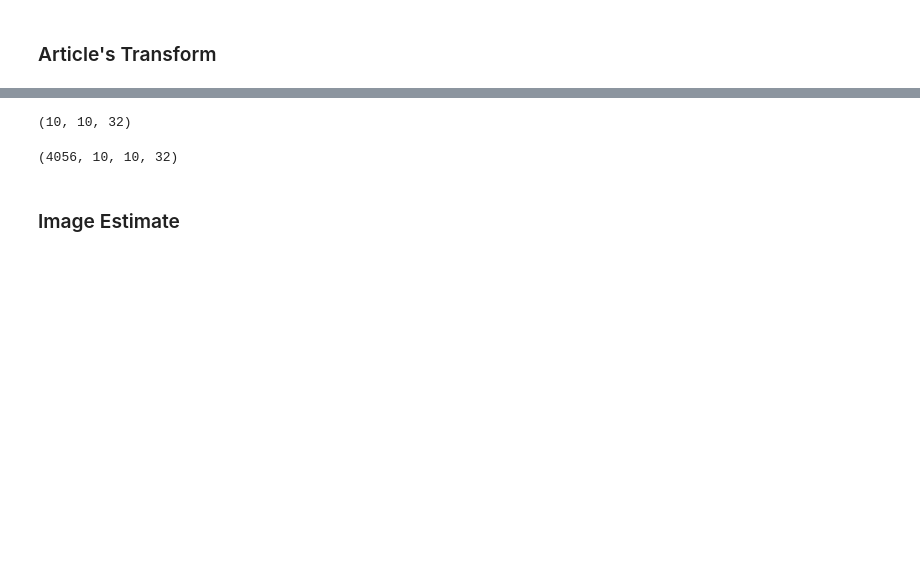
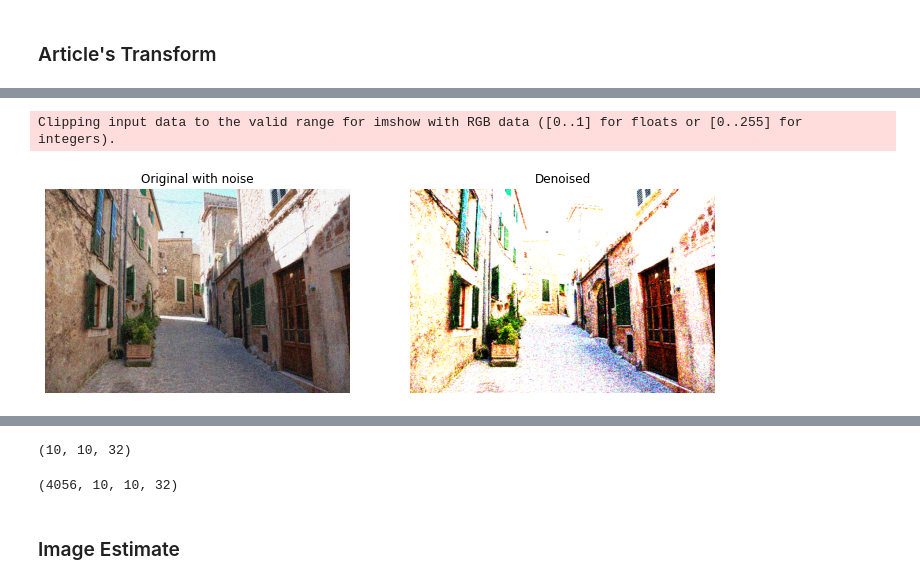
Before and after one commit to fdlci/Imagerie-projet, a Jupyter notebook: project.ipynb, the cells around one changed output, grey strips where cells are left out. Drawn from its saved outputs; the diff is of its cells as text; code cells hidden in the pictures; blank space fills up the shorter version.

```diff
--- a/project.ipynb
+++ b/project.ipynb
@@ -163,2 +186,8 @@ plt.imshow(y-red_noise)
 # %% [markdown]
 ### Article's Transform
+# %%
+noisy_img = plt.imread('FFDNET IPOL/noisy.png')
+red_noise_img = noisy_img[:,:,0]
+green_noise_img = noisy_img[:,:,1]
+blue_noise_img = noisy_img[:,:,2]
+plt.imshow(red_noise_img)
@@ -165,3 +197,39 @@ plt.imshow(y-red_noise)
 # %%
 def Gamma(q, tau):
     return q**3/(q**2+tau**2)
+# %%
+tau = 10
+
+a_red, b_red = pywt.dwt(red_noise_img, 'haar')
+a_thres_red, b_thres_red = Gamma(a_red,tau), Gamma(b_red,tau)
+red_no_noise = pywt.idwt(a_thres_red, b_thres_red, 'haar')
+
+a_green, b_green = pywt.dwt(green_noise_img, 'haar')
+a_thres_green, b_thres_green = Gamma(a_green,tau), Gamma(b_green,tau)
+green_no_noise = pywt.idwt(a_thres_green, b_thres_green, 'haar')
+
+a_blue, b_blue = pywt.dwt(blue_noise_img, 'haar')
+a_thres_blue, b_thres_blue = Gamma(a_blue,tau), Gamma(b_blue,tau)
+blue_no_noise = pywt.idwt(a_thres_blue, b_thres_blue, 'haar')
+
+reconstruction = np.zeros((red_no_noise.shape[0], red_no_noise.shape[1], 3))
+reconstruction[:,:,0] = red_no_noise
+reconstruction[:,:,1] = green_no_noise
+reconstruction[:,:,2] = blue_no_noise
+
+plt.figure(figsize=(12,6))
+
+plt.subplot(1, 2, 1)
+plt.imshow(img)
+plt.axis('off')
+plt.title('Original with noise')
+# print((reconstruction*255))
+plt.subplot(1, 2, 2)
+plt.imshow(reconstruction*10**3)
+plt.axis('off')
+plt.title('Denoised')
+
+plt.show()
+# %% [output]
+Clipping input data to the valid range for imshow with RGB data ([0..1] for floats or [0..255] for integers).
+[figure, added]
```
Also changed, not shown: parts of 20 cells of this notebook, 4 other files.
